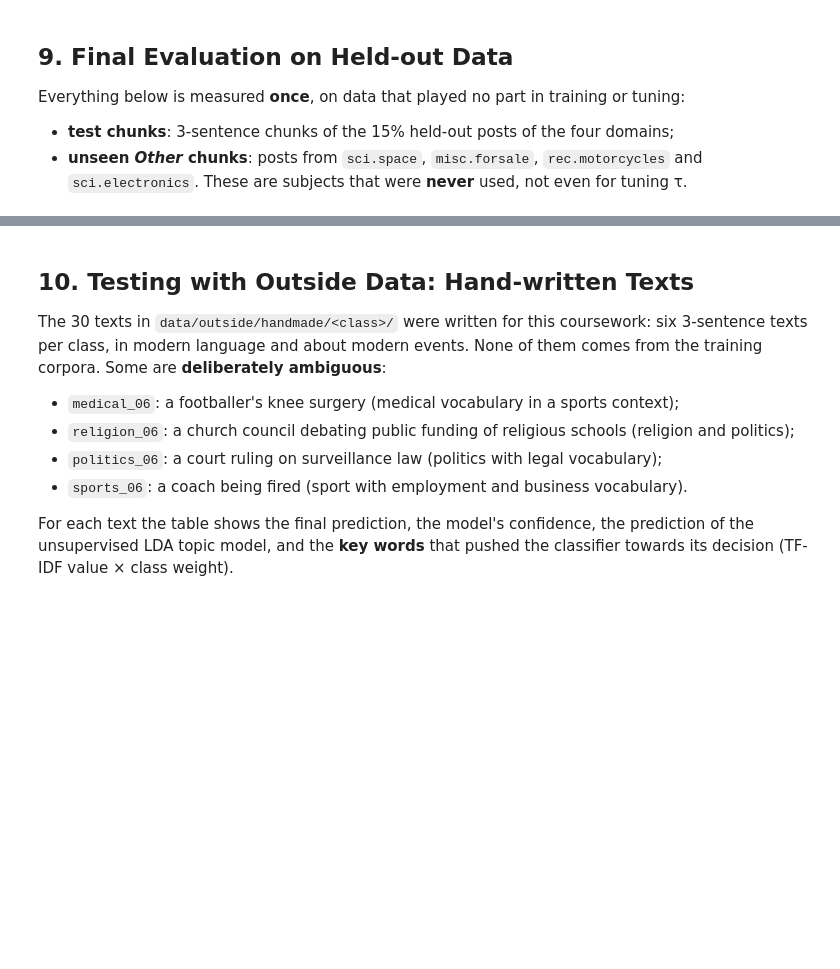
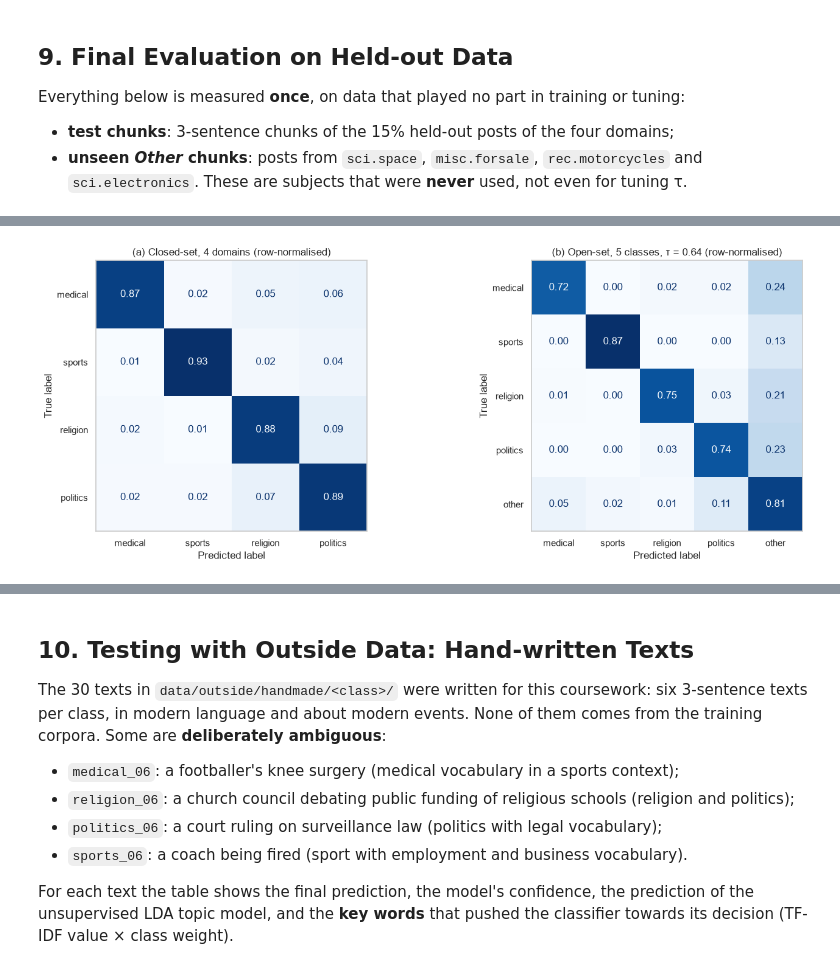
Before and after one commit to Adore96/nlp-topic-identification, a Jupyter notebook: MS26900636_CW02.ipynb, the cells around one changed output, grey strips where cells are left out. Cells and saved outputs as stored; diff of their text form; code cells hidden in the pictures; blank space fills up the shorter version.

```diff
--- a/MS26900636_CW02.ipynb
+++ b/MS26900636_CW02.ipynb
@@ -681,12 +863,16 @@ print(classification_report(y_final, final_pred, labels=CLASSES, digits=3))
 # %%
 fig, axes = plt.subplots(1, 2, figsize=(15, 5.5))
 ConfusionMatrixDisplay(confusion_matrix(y_test, closed_pred, labels=DOMAINS, normalize='true'),
                        display_labels=DOMAINS).plot(ax=axes[0], cmap='Blues', values_format='.2f', colorbar=False)
 axes[0].set_title('(a) Closed-set, 4 domains (row-normalised)')
 ConfusionMatrixDisplay(confusion_matrix(y_final, final_pred, labels=CLASSES, normalize='true'),
                        display_labels=CLASSES).plot(ax=axes[1], cmap='Blues', values_format='.2f', colorbar=False)
 axes[1].set_title(f'(b) Open-set, 5 classes, τ = {TAU:.2f} (row-normalised)')
+for ax in axes:
+    ax.grid(False)
 plt.tight_layout(); plt.show()
+# %% [output]
+[figure, added]
 # %%
 other_pred = final_pred[len(y_test):]
 rej = (pd.DataFrame({'newsgroup': other_test_chunks['source'], 'predicted': other_pred})
```
Also changed, not shown: parts of 27 cells of this notebook.
